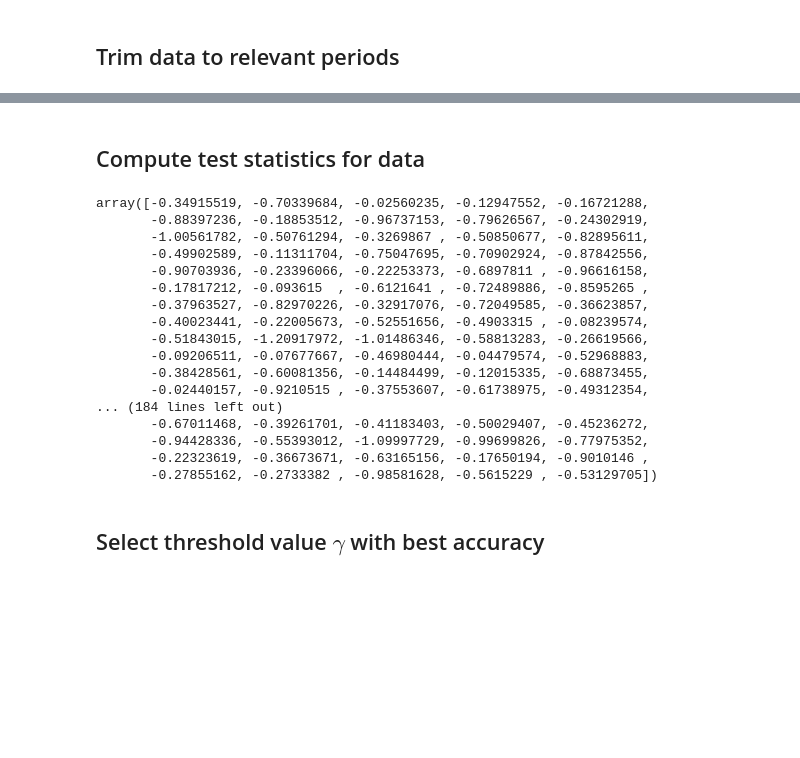
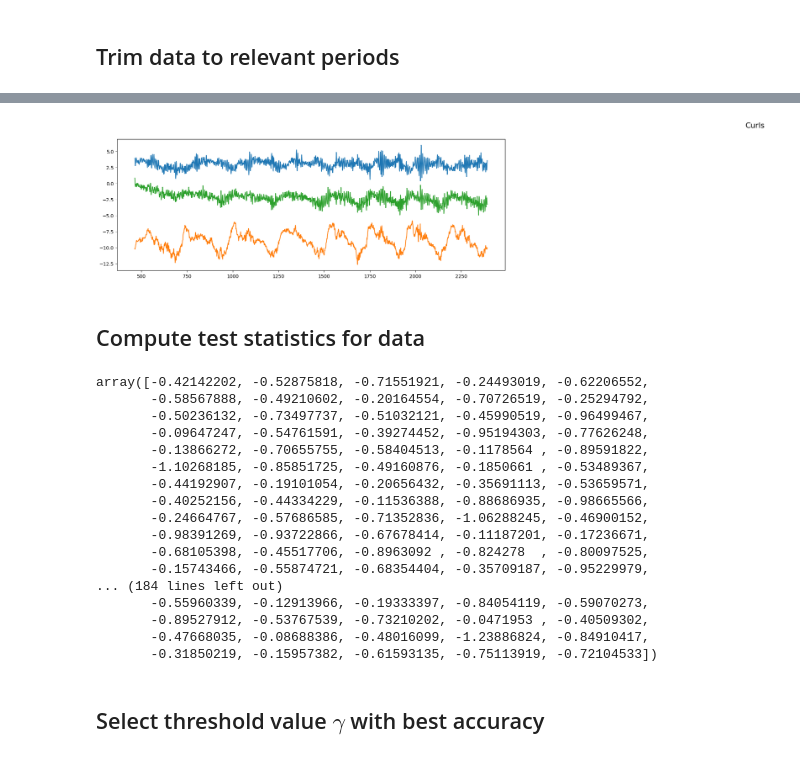
Before and after one commit to sjb296/linear-motion-detection, a Jupyter notebook: main.ipynb, the cells around one changed output, grey strips where cells are left out. Cells and saved outputs as stored; diff of their text form; code cells hidden in the pictures; blank space fills up the shorter version.

```diff
--- a/main.ipynb
+++ b/main.ipynb
@@ -147,3 +184,12 @@ NameError: name 'pd' is not defined
+# %%
+# Trim squats to remove the picking up of weights at the beginning of
+# the set and the putting down at the end of the set
+squat_df_start = squat_df[squat_df["seconds_elapsed"] == 4.837999267578125].index[0] #4.83
+squat_df_end = squat_df[squat_df["seconds_elapsed"] == 26.19851220703125].index[0] #26.19
+squat_df_trim = squat_df.iloc[squat_df_start:squat_df_end, :]
+plot_accelerometer(squat_df_trim)
+# %% [output]
+[figure, added]
 # %% [markdown]
 ## Compute test statistics for data
 # %%
@@ -168,30 +214,30 @@ def compute_test_statistics(measurements):
         Ts.append(min_eig)
 
     return np.array(Ts)
-
-
-measurements = np.random.rand(1000, 3)
-
-Ts = compute_test_statistics(measurements)
-Ts
-# %% [output]
-array([-0.34915519, -0.70339684, -0.02560235, -0.12947552, -0.16721288,
-       -0.88397236, -0.18853512, -0.96737153, -0.79626567, -0.24302919,
-       -1.00561782, -0.50761294, -0.3269867 , -0.50850677, -0.82895611,
-       -0.49902589, -0.11311704, -0.75047695, -0.70902924, -0.87842556,
-       -0.90703936, -0.23396066, -0.22253373, -0.6897811 , -0.96616158,
-       -0.17817212, -0.093615  , -0.6121641 , -0.72489886, -0.8595265 ,
-       -0.37963527, -0.82970226, -0.32917076, -0.72049585, -0.36623857,
-       -0.40023441, -0.22005673, -0.52551656, -0.4903315 , -0.08239574,
-       -0.51843015, -1.20917972, -1.01486346, -0.58813283, -0.26619566,
-       -0.09206511, -0.07677667, -0.46980444, -0.04479574, -0.52968883,
-       -0.38428561, -0.60081356, -0.14484499, -0.12015335, -0.68873455,
-       -0.02440157, -0.9210515 , -0.37553607, -0.61738975, -0.49312354,
-... (184 lines left out)
-       -0.67011468, -0.39261701, -0.41183403, -0.50029407, -0.45236272,
-       -0.94428336, -0.55393012, -1.09997729, -0.99699826, -0.77975352,
-       -0.22323619, -0.36673671, -0.63165156, -0.17650194, -0.9010146 ,
-       -0.27855162, -0.2733382 , -0.98581628, -0.5615229 , -0.53129705])
+# %%
+# Compute test statistics for randomly generated values
+measurements = np.random.rand(1000, 3)
+
+Ts = compute_test_statistics(measurements)
+Ts
+# %% [output]
+array([-0.42142202, -0.52875818, -0.71551921, -0.24493019, -0.62206552,
+       -0.58567888, -0.49210602, -0.20164554, -0.70726519, -0.25294792,
+       -0.50236132, -0.73497737, -0.51032121, -0.45990519, -0.96499467,
+       -0.09647247, -0.54761591, -0.39274452, -0.95194303, -0.77626248,
+       -0.13866272, -0.70655755, -0.58404513, -0.1178564 , -0.89591822,
+       -1.10268185, -0.85851725, -0.49160876, -0.1850661 , -0.53489367,
+       -0.44192907, -0.19101054, -0.20656432, -0.35691113, -0.53659571,
+       -0.40252156, -0.44334229, -0.11536388, -0.88686935, -0.98665566,
+       -0.24664767, -0.57686585, -0.71352836, -1.06288245, -0.46900152,
+       -0.98391269, -0.93722866, -0.67678414, -0.11187201, -0.17236671,
+       -0.68105398, -0.45517706, -0.8963092 , -0.824278  , -0.80097525,
+       -0.15743466, -0.55874721, -0.68354404, -0.35709187, -0.95229979,
+... (184 lines left out)
+       -0.55960339, -0.12913966, -0.19333397, -0.84054119, -0.59070273,
+       -0.89527912, -0.53767539, -0.73210202, -0.0471953 , -0.40509302,
+       -0.47668035, -0.08688386, -0.48016099, -1.23886824, -0.84910417,
+       -0.31850219, -0.15957382, -0.61593135, -0.75113919, -0.72104533])
 # %% [markdown]
 ## Select threshold value $\gamma$ with best accuracy
 # %%
```
Also changed, not shown: parts of 5 cells of this notebook, 1 other file.
